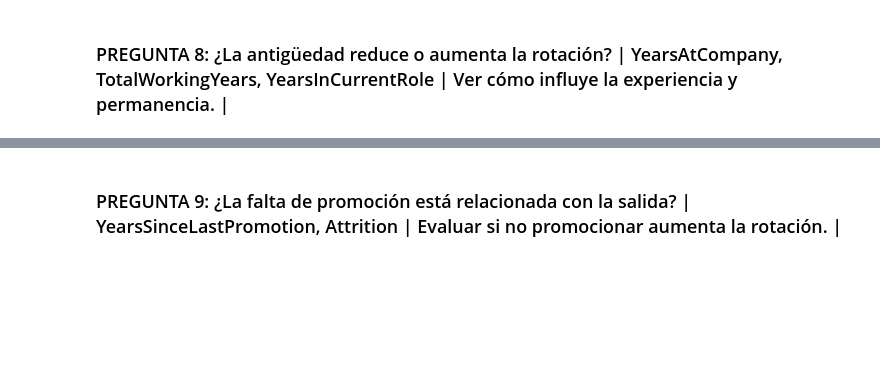
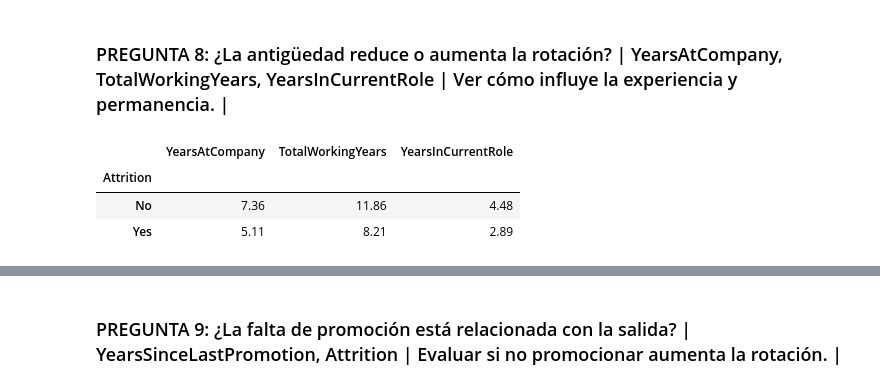
Before and after one commit to aliciagonzalezgoz/project-da-promo-69-modulo-3-team-2, a Jupyter notebook: Fase1.ipynb, the cells around one changed output, grey strips where cells are left out. Saved outputs shown, nothing was run; the diff lists cells and outputs as text; code cells hidden in the pictures; blank space fills up the shorter version.

```diff
--- a/Fase1.ipynb
+++ b/Fase1.ipynb
@@ -382,3 +370,10 @@ Junto con las horas extra y la baja satisfacción, el salario bajo forma el núc
 Revisar la política salarial, especialmente en los puestos con mayor rotación como Sales Representative y Laboratory Technician, podría tener un impacto directo en la retención.
 # %% [markdown]
 ### PREGUNTA 8: ¿La antigüedad reduce o aumenta la rotación? | YearsAtCompany, TotalWorkingYears, YearsInCurrentRole | Ver cómo influye la experiencia y permanencia. |
+# %%
+df.groupby("Attrition")[["YearsAtCompany", "TotalWorkingYears", "YearsInCurrentRole"]].mean().round(2)
+# %% [output]
+|  | YearsAtCompany | TotalWorkingYears | YearsInCurrentRole |
+| Attrition |  |  |  |
+| No | 7.36 | 11.86 | 4.48 |
+| Yes | 5.11 | 8.21 | 2.89 |
```
Also changed, not shown: parts of 40 cells of this notebook, 1 other file.
